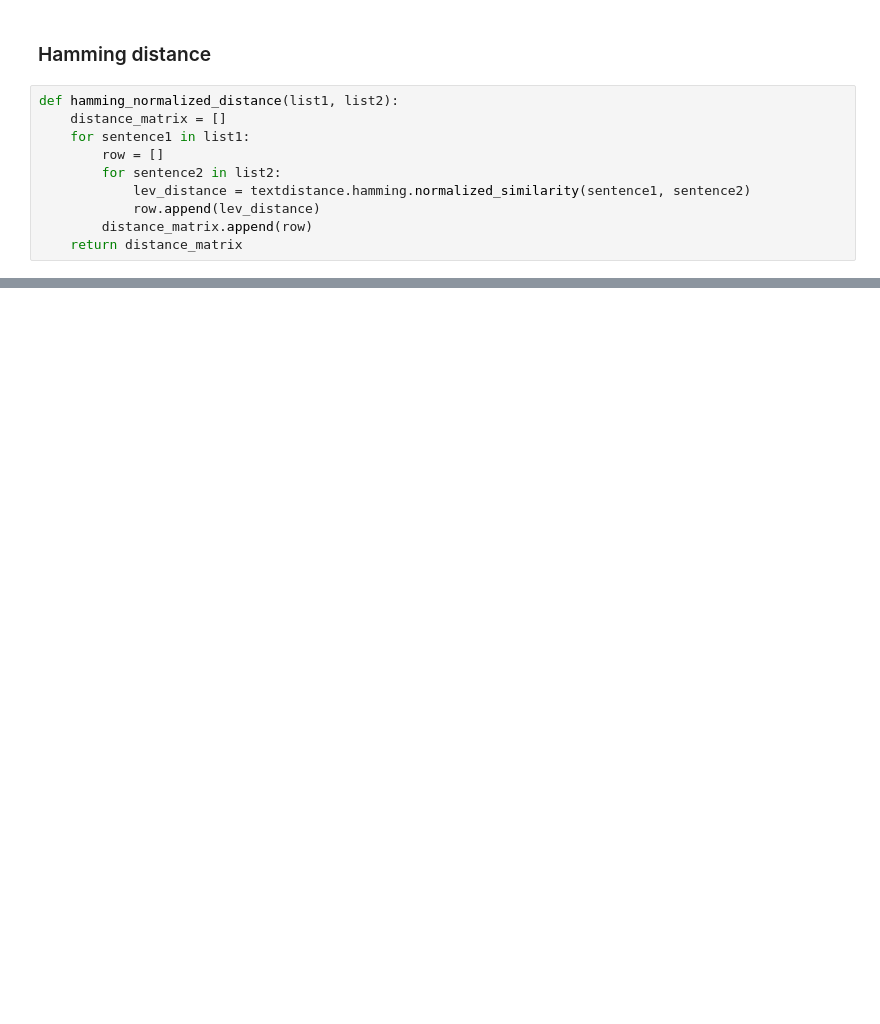
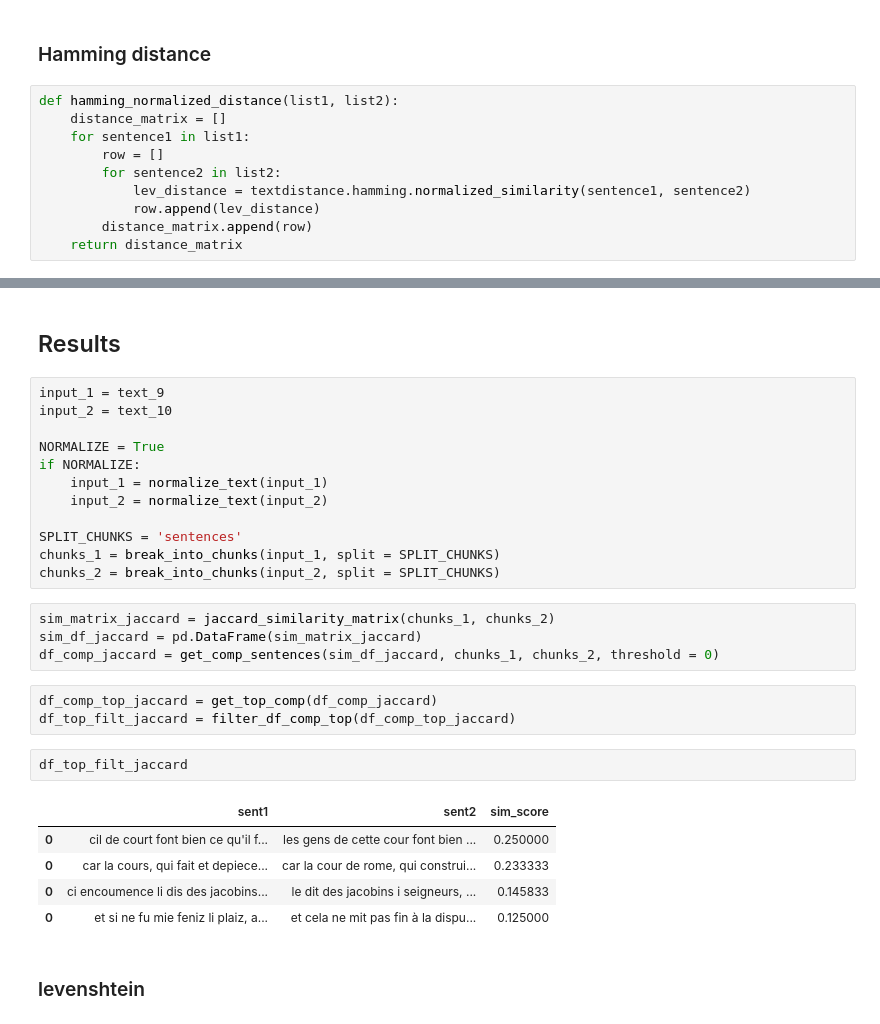
Before and after one commit to nacefbm/keywords_2024, a Jupyter notebook: CLEMENT_text_comp/text_comp.ipynb, the cells around one changed output, grey strips where cells are left out. Drawn from its saved outputs; the diff is of its cells as text; blank space fills up the shorter version.

```diff
--- a/CLEMENT_text_comp/text_comp.ipynb
+++ b/CLEMENT_text_comp/text_comp.ipynb
@@ -585,0 +1103,31 @@ division by zero
+# %% [markdown]
+## Results
+# %%
+input_1 = text_9
+input_2 = text_10
+
+NORMALIZE = True
+if NORMALIZE:
+    input_1 = normalize_text(input_1)
+    input_2 = normalize_text(input_2)
+
+SPLIT_CHUNKS = 'sentences'
+chunks_1 = break_into_chunks(input_1, split = SPLIT_CHUNKS)
+chunks_2 = break_into_chunks(input_2, split = SPLIT_CHUNKS)
+# %%
+sim_matrix_jaccard = jaccard_similarity_matrix(chunks_1, chunks_2)
+sim_df_jaccard = pd.DataFrame(sim_matrix_jaccard)
+df_comp_jaccard = get_comp_sentences(sim_df_jaccard, chunks_1, chunks_2, threshold = 0)
+# %%
+df_comp_top_jaccard = get_top_comp(df_comp_jaccard)
+df_top_filt_jaccard = filter_df_comp_top(df_comp_top_jaccard)
+# %%
+df_top_filt_jaccard
+# %% [output]
+|  | sent1 | sent2 | sim_score |
+| 0 | cil de court font bien ce qu'il f... | les gens de cette cour font bien ... | 0.250000 |
+| 0 | car la cours, qui fait et depiece... | car la cour de rome, qui construi... | 0.233333 |
+| 0 | ci encoumence li dis des jacobins... | le dit des jacobins i seigneurs, ... | 0.145833 |
+| 0 | et si ne fu mie feniz li plaiz, a... | et cela ne mit pas fin à la dispu... | 0.125000 |
+# %% [markdown]
+### levenshtein
```
Also changed, not shown: parts of 76 cells of this notebook.
